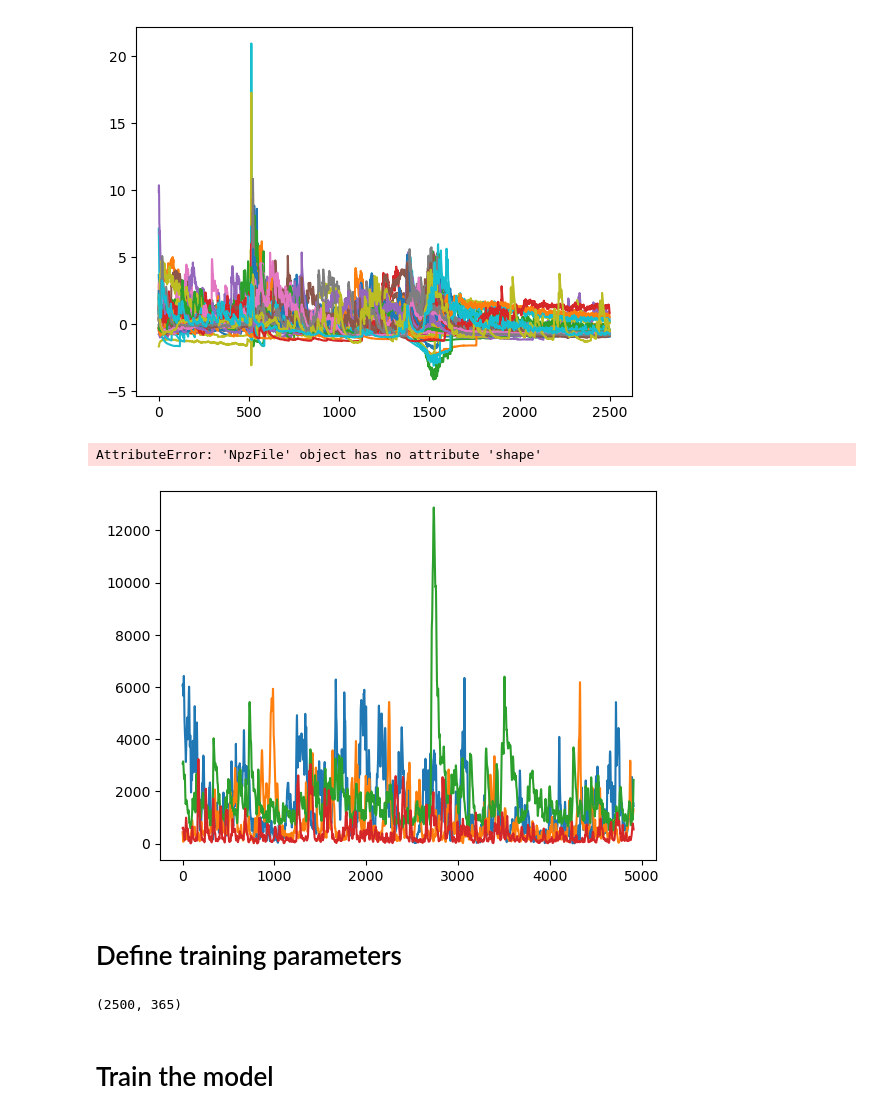
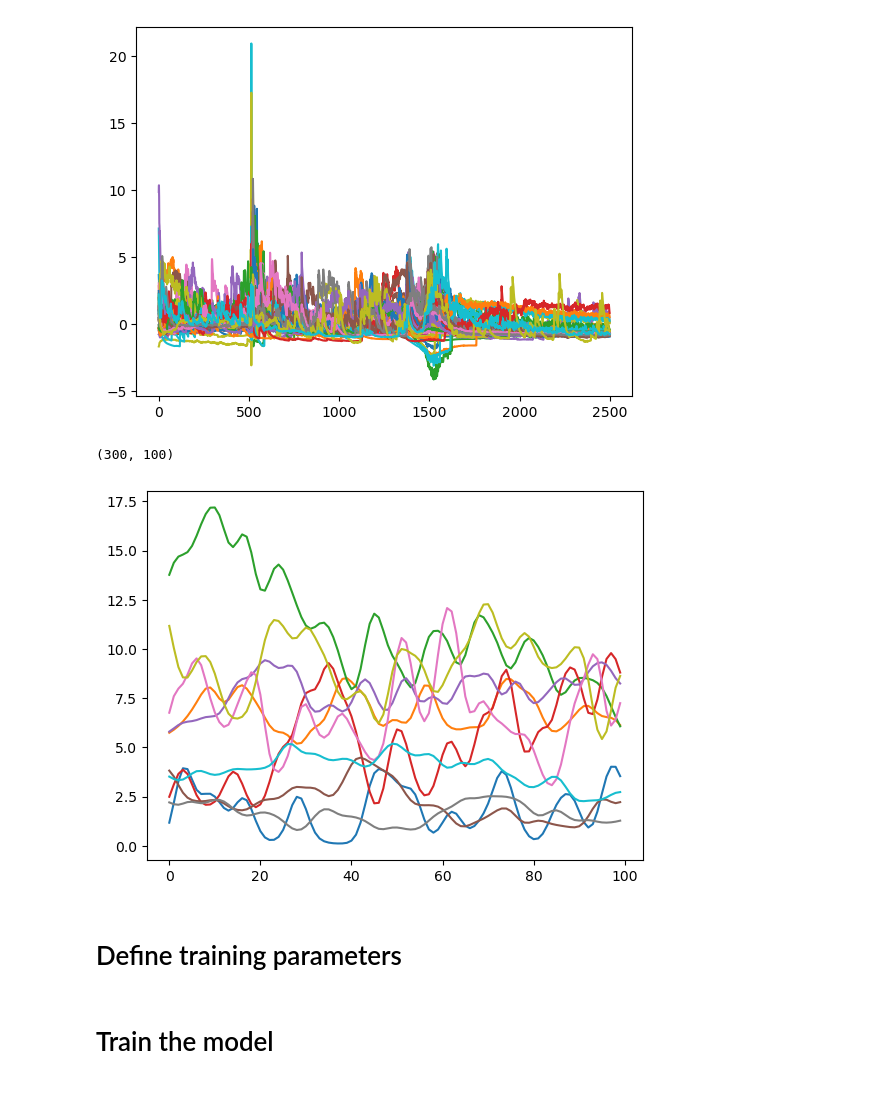
Before and after one commit to dmnburrows/multiscale_dev_dynamics, a Jupyter notebook: FORCE_model.ipynb, the cells around one changed output. Cells and saved outputs as stored; diff of their text form; code cells hidden in the pictures.

Commit message:
model perturbation tests on example data

```diff
--- a/FORCE_model.ipynb
+++ b/FORCE_model.ipynb
@@ -48,7 +78,7 @@ data_list
  'BLNDEV-WILDTYPE-04_2photon_sess-01-6dpf_BLNGR_run-01_regtrace.npy',
  'BLNDEV-WILDTYPE-06_2photon_sess-01-6dpf_BLNGR_run-01_regtrace.npy']
 # %%
-data = np.load(data_list[0])
+prac = np.load(data_list[0])
 # %%
 !wget https://data.mendeley.com/public-files/datasets/9936ryd5h7/files/7ac6616e-b6f7-4773-b254-b088147f68e6/file_downloaded
 # %% [output]
@@ -76,6 +106,8 @@ with np.load('file_downloaded', allow_pickle=True) as data:
   print(data['tracez'].shape)
   print(data['tracez'][cell_id].shape)
   target = data['tracez'][cell_id] # based on cell_id's of neurons in desired area of brain
+  target = target[:,:50]
+target.shape
 # %% [output]
 Telencephalon - Subpallium
 (11190, 2500)
@@ -86,24 +119,22 @@ for i in range(50):
 plt.show()
 # %% [output]
 [figure]
-# %%
-data.shape
-# %% [output]
-AttributeError: 'NpzFile' object has no attribute 'shape'
+# %%
+gf = 2
+var = np.var(prac,axis=1)
+input = prac[np.where(var > np.percentile(var, 98))[0]][:300]
+dff = deltaff(input, 0.05)
+dff = gaussian_filter1d(dff, gf, axis = 1)[:,1000:1100]
+dff.shape
+# %% [output]
+(300, 100)
 # %%
 from scipy.ndimage import gaussian_filter1d
-gf=3
-for i in range(4):
-    y = gaussian_filter1d(data[i], gf, axis = 0)
-    plt.plot(y)
+for i in range(10):
+    plt.plot(dff[i])
 plt.show()
 # %% [output]
-[figure, old version]
+[figure, new version]
 # %% [markdown]
 # Define training parameters
-# %%
-target_transposed = np.transpose(target).astype(np.float32) # convert to shape (timestep, number of neurons)
-target_transposed.shape
-# %% [output]
-(2500, 365)
 # %%
```
Also changed, not shown: parts of 24 cells of this notebook.
